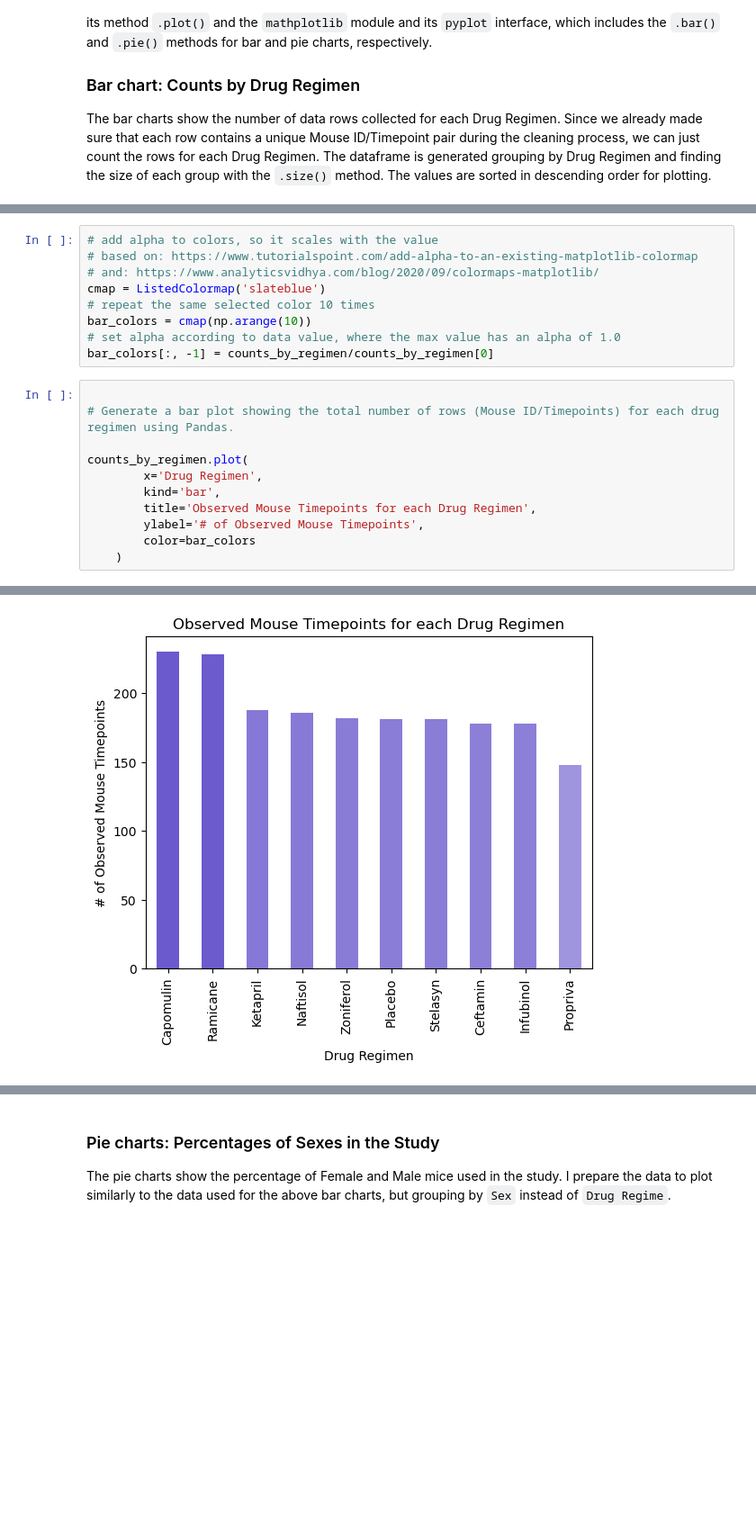
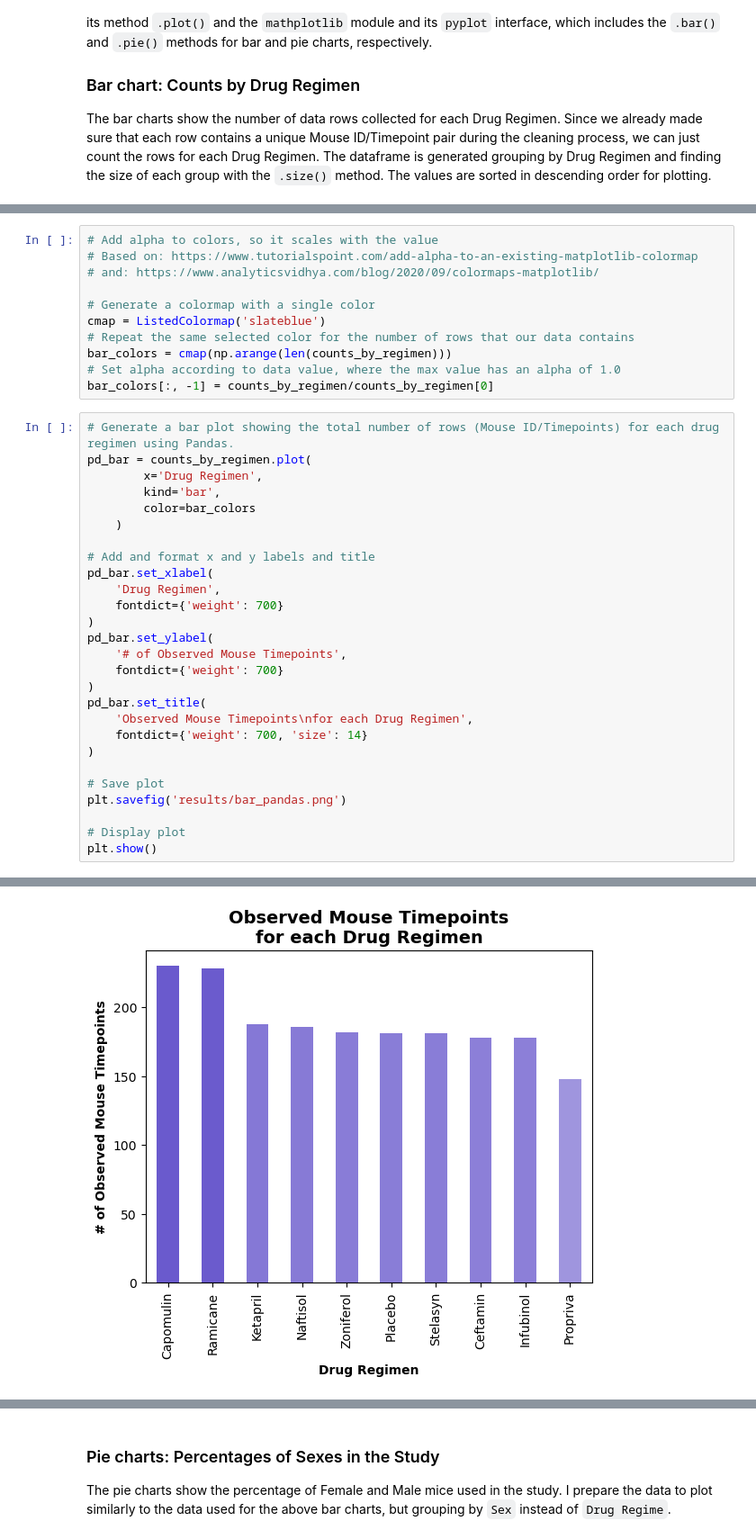
Before and after one commit to tsbarr/matplotlib-challenge, a Jupyter notebook: Pymaceuticals/pymaceuticals_analysis_tsbarr.ipynb, the cells around one changed output, grey strips where cells are left out. Shown at 90% size. Cells and saved outputs as stored; diff of their text form; blank space fills up the shorter version.

Commit message:
save images and add to readme

```diff
--- a/Pymaceuticals/pymaceuticals_analysis_tsbarr.ipynb
+++ b/Pymaceuticals/pymaceuticals_analysis_tsbarr.ipynb
@@ -215,23 +234,41 @@ Infubinol    178
 Propriva     148
 dtype: int64
 # %%
-# add alpha to colors, so it scales with the value
-# based on: https://www.tutorialspoint.com/add-alpha-to-an-existing-matplotlib-colormap
+# Add alpha to colors, so it scales with the value
+# Based on: https://www.tutorialspoint.com/add-alpha-to-an-existing-matplotlib-colormap
 # and: https://www.analyticsvidhya.com/blog/2020/09/colormaps-matplotlib/
+
+# Generate a colormap with a single color
 cmap = ListedColormap('slateblue')
-# repeat the same selected color 10 times
-bar_colors = cmap(np.arange(10))
-# set alpha according to data value, where the max value has an alpha of 1.0
+# Repeat the same selected color for the number of rows that our data contains
+bar_colors = cmap(np.arange(len(counts_by_regimen)))
+# Set alpha according to data value, where the max value has an alpha of 1.0
 bar_colors[:, -1] = counts_by_regimen/counts_by_regimen[0]
 # %%
-
 # Generate a bar plot showing the total number of rows (Mouse ID/Timepoints) for each drug regimen using Pandas.
-
-counts_by_regimen.plot(
+pd_bar = counts_by_regimen.plot(
         x='Drug Regimen',
         kind='bar',
-        title='Observed Mouse Timepoints for each Drug Regimen',
-        ylabel='# of Observed Mouse Timepoints',
         color=bar_colors
     )
+
+# Add and format x and y labels and title
+pd_bar.set_xlabel(
+    'Drug Regimen',
+    fontdict={'weight': 700}
+)
+pd_bar.set_ylabel(
+    '# of Observed Mouse Timepoints',
+    fontdict={'weight': 700}
+)
+pd_bar.set_title(
+    'Observed Mouse Timepoints\nfor each Drug Regimen',
+    fontdict={'weight': 700, 'size': 14}
+)
+
+# Save plot
+plt.savefig('results/bar_pandas.png')
+
+# Display plot
+plt.show()
 # %% [output]
@@ -239,3 +275,3 @@ counts_by_regimen.plot(
-[figure, old version]
+[figure, new version]
 # %%
 # Generate a bar plot showing the total number of rows (Mouse ID/Timepoints) for each drug regimen using pyplot.
```
Also changed, not shown: parts of 28 cells of this notebook, 11 other files.
